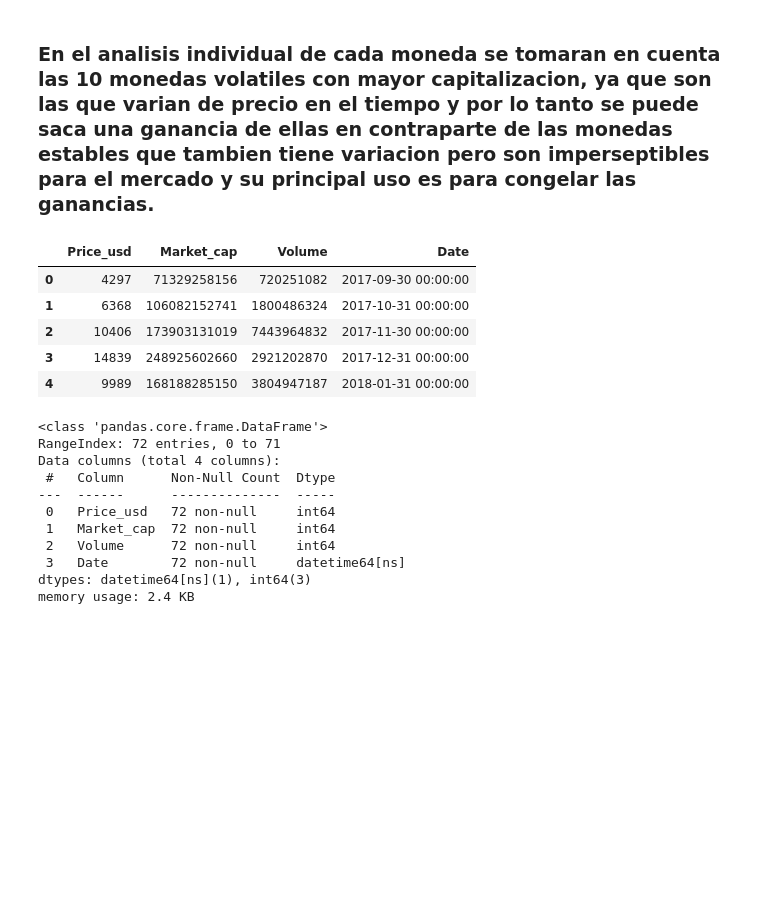
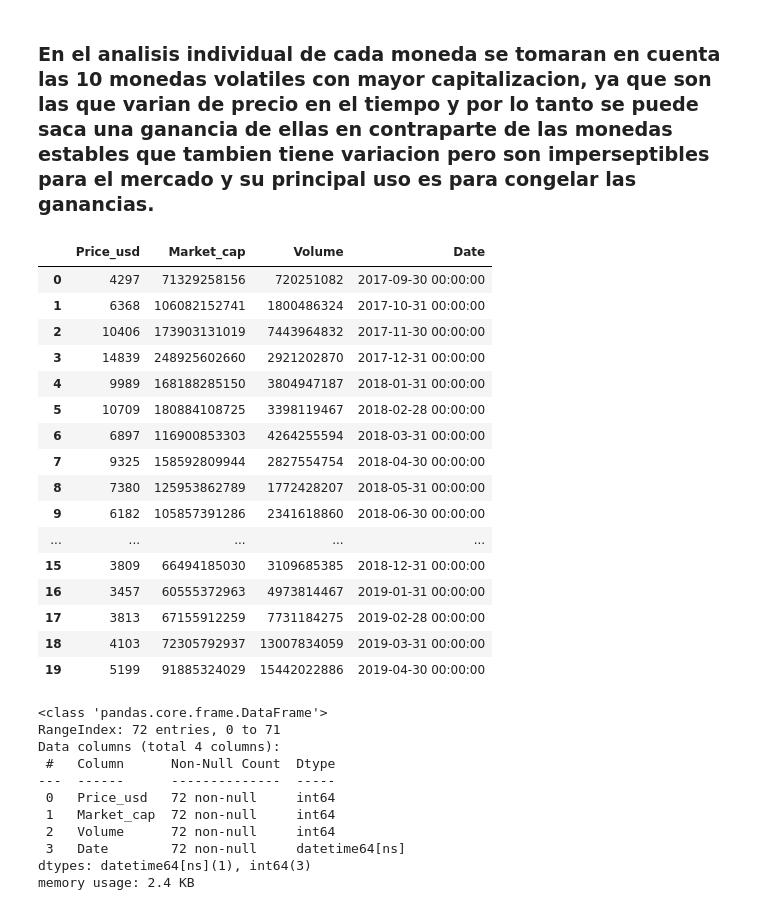
Before and after one commit to Galo0000/Analitics_Proyect_Cryptocurrency, a Jupyter notebook: EDA.ipynb, the cells around one changed output. Drawn from its saved outputs; the diff is of its cells as text; code cells hidden in the pictures; blank space fills up the shorter version.

```diff
--- a/EDA.ipynb
+++ b/EDA.ipynb
@@ -12,14 +11,25 @@ sns.set(style="white")
 # %%
 # Utiliza la funcion read_csv de pandas, para leer el archivo csv y tranformarlo en un dataframe
 df_BTC = pd.read_csv("./Data/Bitcoin.csv",delimiter=',')
-df_BTC.head()
+df_BTC.head(20)
 # %% [output]
 |  | Price_usd | Market_cap | Volume | Date |
 | 0 | 4297 | 71329258156 | 720251082 | 2017-09-30 00:00:00 |
 | 1 | 6368 | 106082152741 | 1800486324 | 2017-10-31 00:00:00 |
 | 2 | 10406 | 173903131019 | 7443964832 | 2017-11-30 00:00:00 |
 | 3 | 14839 | 248925602660 | 2921202870 | 2017-12-31 00:00:00 |
 | 4 | 9989 | 168188285150 | 3804947187 | 2018-01-31 00:00:00 |
+| 5 | 10709 | 180884108725 | 3398119467 | 2018-02-28 00:00:00 |
+| 6 | 6897 | 116900853303 | 4264255594 | 2018-03-31 00:00:00 |
+| 7 | 9325 | 158592809944 | 2827554754 | 2018-04-30 00:00:00 |
+| 8 | 7380 | 125953862789 | 1772428207 | 2018-05-31 00:00:00 |
+| 9 | 6182 | 105857391286 | 2341618860 | 2018-06-30 00:00:00 |
+| ... | ... | ... | ... | ... |
+| 15 | 3809 | 66494185030 | 3109685385 | 2018-12-31 00:00:00 |
+| 16 | 3457 | 60555372963 | 4973814467 | 2019-01-31 00:00:00 |
+| 17 | 3813 | 67155912259 | 7731184275 | 2019-02-28 00:00:00 |
+| 18 | 4103 | 72305792937 | 13007834059 | 2019-03-31 00:00:00 |
+| 19 | 5199 | 91885324029 | 15442022886 | 2019-04-30 00:00:00 |
 # %%
 # Informacion basica de las columnas del dataframe
 df_BTC.info()
```
Also changed, not shown: parts of 2 cells of this notebook.
